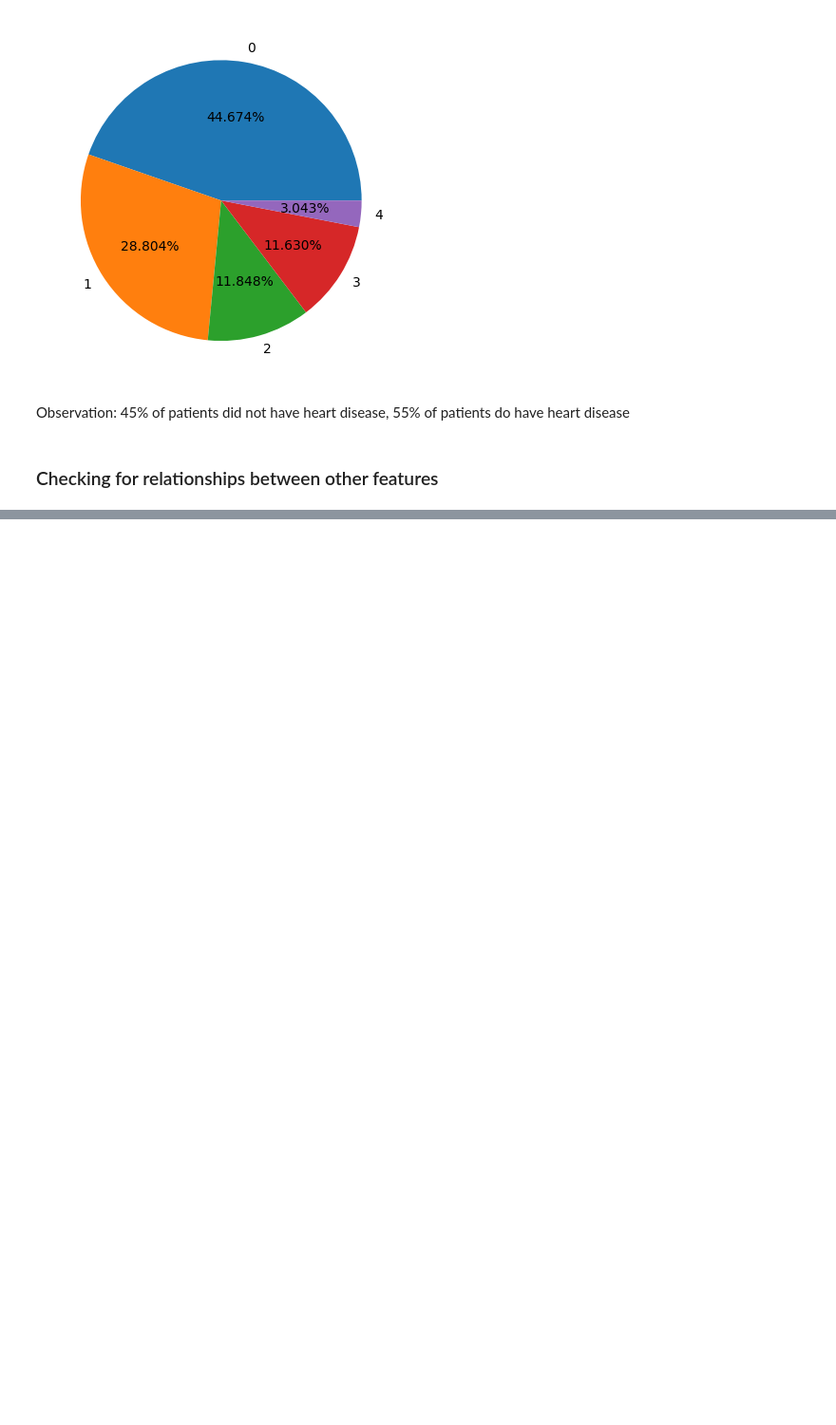
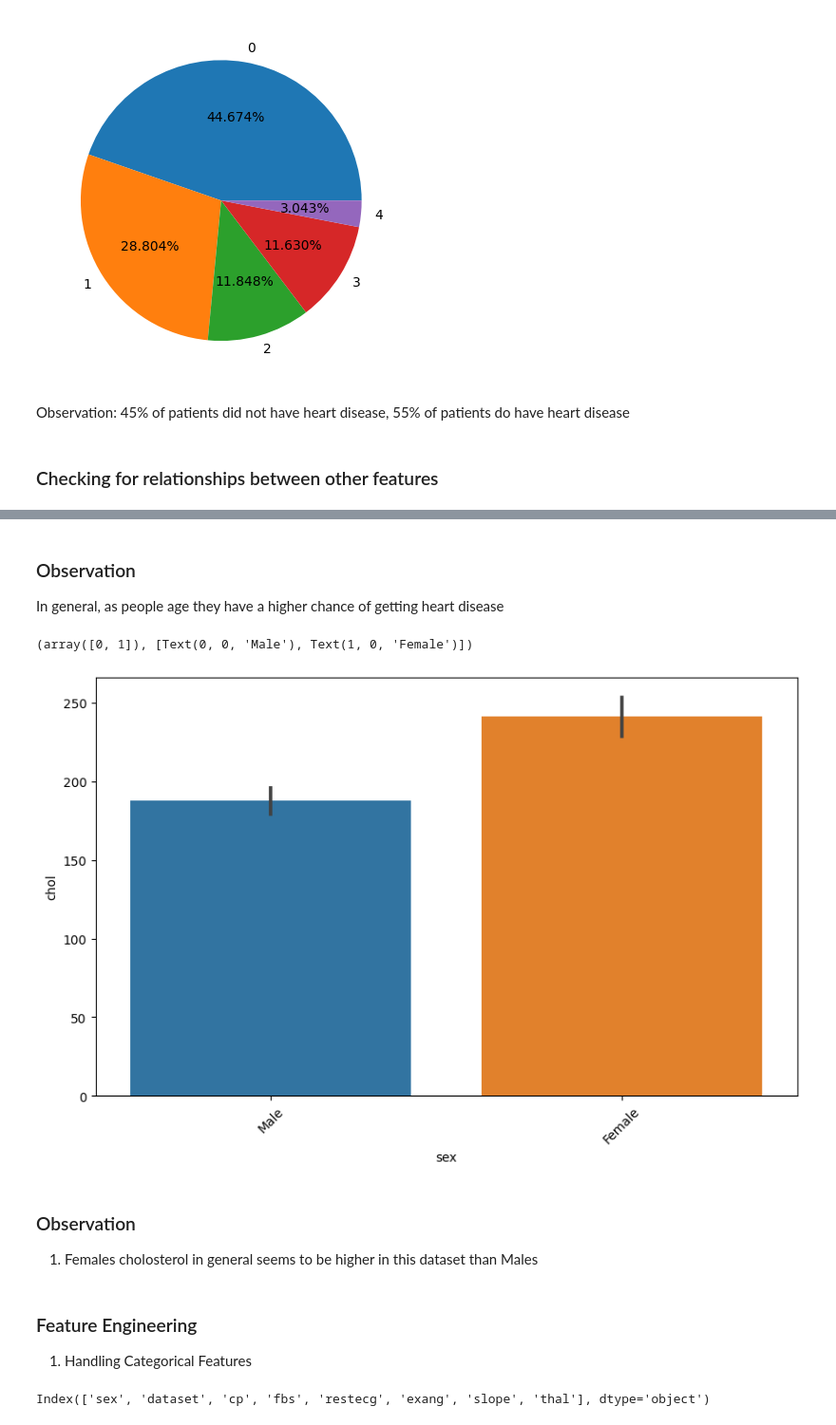
Before and after one commit to RezaP117/mlproject, a Jupyter notebook: notebook/data/eda.ipynb, the cells around one changed output, grey strips where cells are left out. Shown at 95% size. Drawn from its saved outputs; the diff is of its cells as text; code cells hidden in the pictures; blank space fills up the shorter version.

```diff
--- a/notebook/data/eda.ipynb
+++ b/notebook/data/eda.ipynb
@@ -232,0 +273,21 @@ Observation: 45% of patients did not have heart disease, 55% of patients do have
+# %% [markdown]
+### Observation ###
+In general, as people age they have a higher chance of getting heart disease
+# %%
+plt.figure(figsize=(10, 6))
+sns.barplot(data = heart_disease_df, x = heart_disease_df["sex"], y = heart_disease_df["chol"])
+plt.xticks(rotation = 45)
+# %% [output]
+(array([0, 1]), [Text(0, 0, 'Male'), Text(1, 0, 'Female')])
+[figure, added]
+# %% [markdown]
+### Observation ###
+1. Females cholosterol in general seems to be higher in this dataset than Males
+# %% [markdown]
+### Feature Engineering ###
+1. Handling Categorical Features
+# %%
+categorical_features = heart_disease_df.select_dtypes(exclude = "number").columns
+categorical_features
+# %% [output]
+Index(['sex', 'dataset', 'cp', 'fbs', 'restecg', 'exang', 'slope', 'thal'], dtype='object')
```
Also changed, not shown: parts of 11 cells of this notebook.
